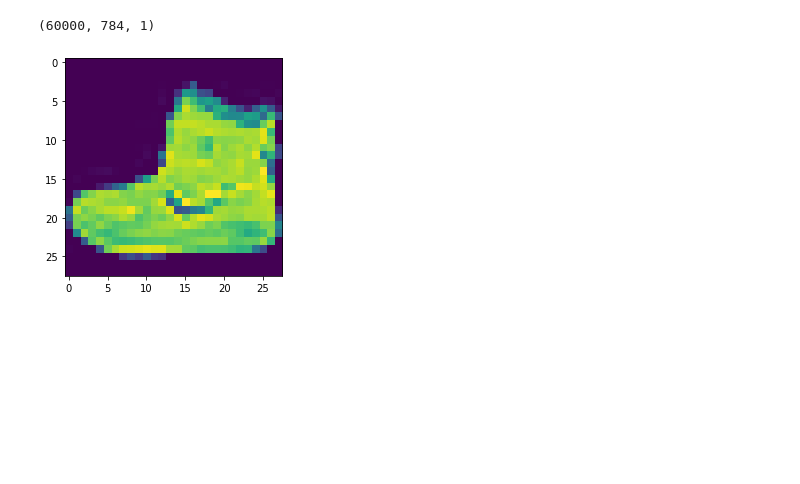
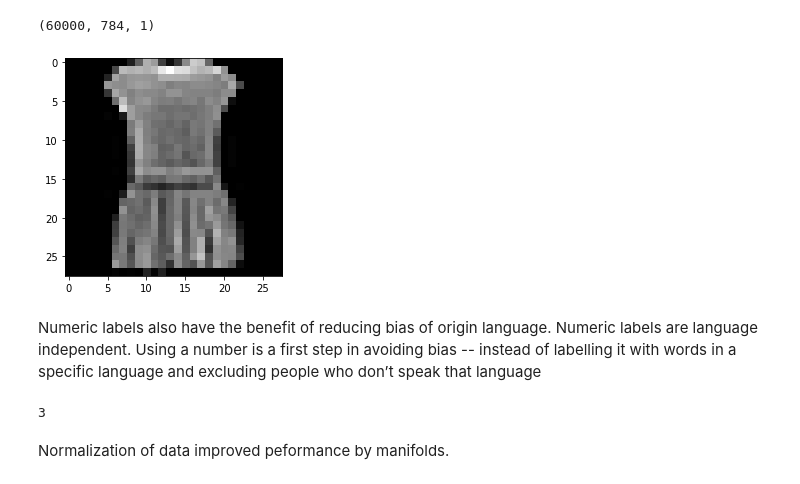
Before and after one commit to championballer/odin, a Jupyter notebook: tf2/tf_2_tut2.ipynb, the cells around one changed output. Drawn from its saved outputs; the diff is of its cells as text; code cells hidden in the pictures; blank space fills up the shorter version.

```diff
--- a/tf2/tf_2_tut2.ipynb
+++ b/tf2/tf_2_tut2.ipynb
@@ -57,9 +57,17 @@ train_images_flat.shape
 import matplotlib.pyplot as plt
 # %%
 def draw_sample(img):
-  plt.imshow(img)
+  plt.imshow(img,cmap='gray',vmin=0, vmax=255)
   plt.show()
 # %%
-draw_sample(train_images[0])
+draw_sample(train_images[3])
 # %% [output]
-[figure, old version]
+[figure, new version]
+# %% [markdown]
+Numeric labels also have the benefit of reducing bias of origin language. Numeric labels are language independent. Using a number is a first step in avoiding bias -- instead of labelling it with words in a specific language and excluding people who don’t speak that language
+# %%
+train_labels[3]
+# %% [output]
+3
+# %% [markdown]
+Normalization of data improved peformance by manifolds.
```
Also changed, not shown: parts of 6 cells of this notebook.
